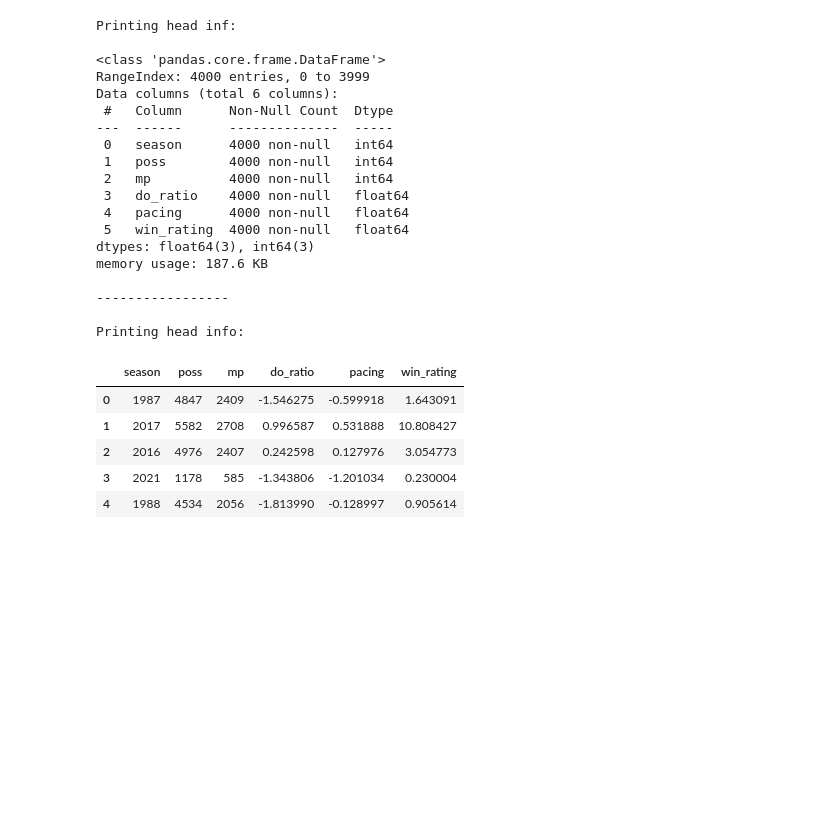
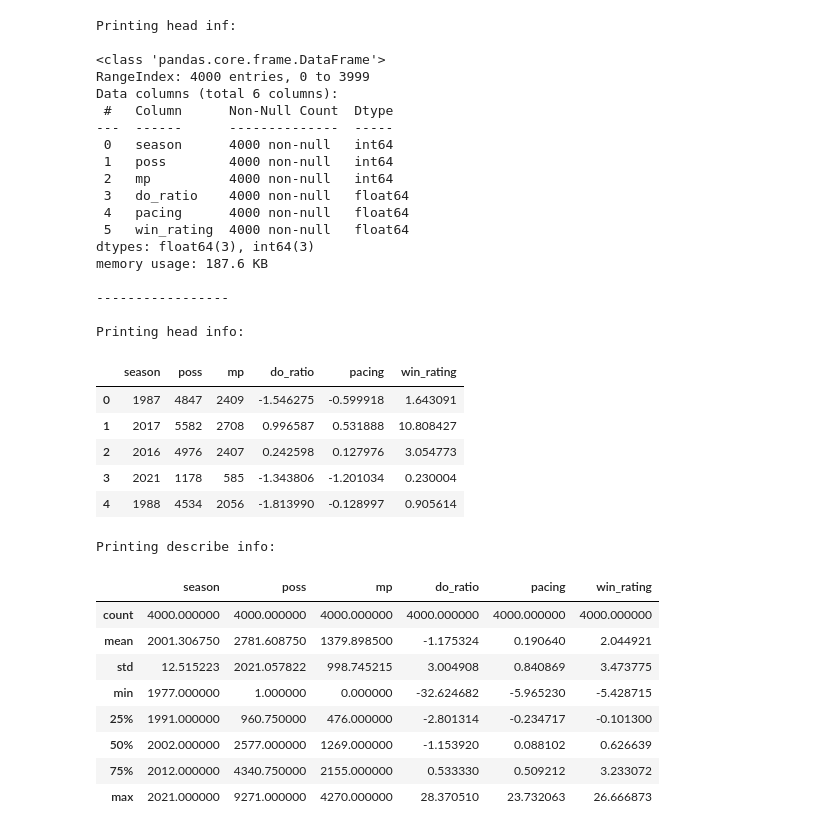
Before and after one commit to Dimasaur/nba_project, a Jupyter notebook: nba_project.ipynb, the cells around one changed output. Drawn from its saved outputs; the diff is of its cells as text; code cells hidden in the pictures; blank space fills up the shorter version.

```diff
--- a/nba_project.ipynb
+++ b/nba_project.ipynb
@@ -42,3 +44,18 @@ Printing head info:
 | 2 | 2016 | 4976 | 2407 | 0.242598 | 0.127976 | 3.054773 |
 | 3 | 2021 | 1178 | 585 | -1.343806 | -1.201034 | 0.230004 |
 | 4 | 1988 | 4534 | 2056 | -1.813990 | -0.128997 | 0.905614 |
+# %%
+# checking the basic stats of the dataset
+print("\nPrinting describe info:")
+data.describe()
+# %% [output]
+Printing describe info:
+|  | season | poss | mp | do_ratio | pacing | win_rating |
+| count | 4000.000000 | 4000.000000 | 4000.000000 | 4000.000000 | 4000.000000 | 4000.000000 |
+| mean | 2001.306750 | 2781.608750 | 1379.898500 | -1.175324 | 0.190640 | 2.044921 |
+| std | 12.515223 | 2021.057822 | 998.745215 | 3.004908 | 0.840869 | 3.473775 |
+| min | 1977.000000 | 1.000000 | 0.000000 | -32.624682 | -5.965230 | -5.428715 |
+| 25% | 1991.000000 | 960.750000 | 476.000000 | -2.801314 | -0.234717 | -0.101300 |
+| 50% | 2002.000000 | 2577.000000 | 1269.000000 | -1.153920 | 0.088102 | 0.626639 |
+| 75% | 2012.000000 | 4340.750000 | 2155.000000 | 0.533330 | 0.509212 | 3.233072 |
+| max | 2021.000000 | 9271.000000 | 4270.000000 | 28.370510 | 23.732063 | 26.666873 |
```
Also changed, not shown: parts of 7 cells of this notebook.
